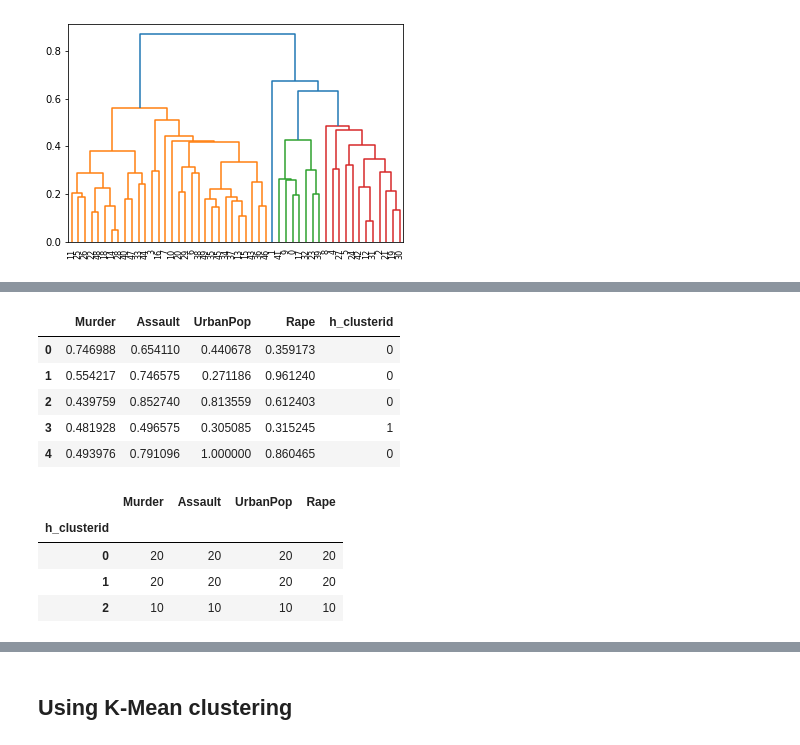
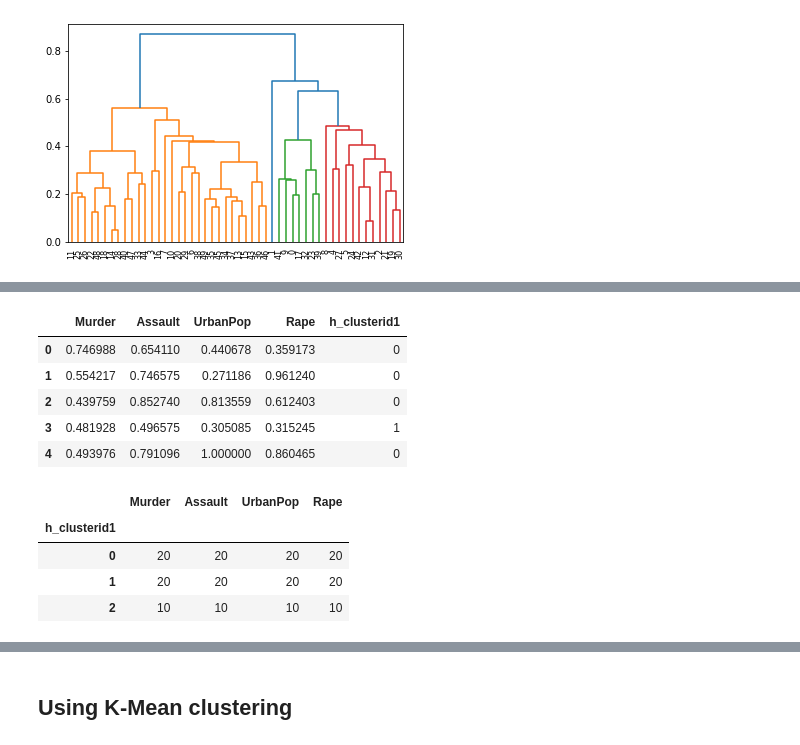
Before and after one commit to navnathsatre/DS_ASSIGNMENTS, a Jupyter notebook: Assignment Clustering(crime--data).ipynb, the cells around one changed output, grey strips where cells are left out. Cells and saved outputs as stored; diff of their text form; code cells hidden in the pictures.

```diff
--- a/Assignment Clustering(crime--data).ipynb
+++ b/Assignment Clustering(crime--data).ipynb
@@ -68,4 +80,4 @@ dend=sch.dendrogram(sch.linkage(df_norm,method='average'))
 # %%
 #creat cluster  (k is subjective)
-hc=AgglomerativeClustering(n_clusters=3,affinity='euclidean',linkage='complete')#chooosing no. of clusters depends upon domain
-y_hc=hc.fit_predict(df_norm)
+hc1=AgglomerativeClustering(n_clusters=3,affinity='euclidean',linkage='complete')#chooosing no. of clusters depends upon domain
+y_hc1=hc1.fit_predict(df_norm)
@@ -75,18 +87,18 @@ cluster=pd.DataFrame(y_hc,columns=['cluster'])
 # %%
-df_norm['h_clusterid']=hc.labels_
+df_norm['h_clusterid1']=hc1.labels_
 df_norm.head()
 # %% [output]
-|  | Murder | Assault | UrbanPop | Rape | h_clusterid |
+|  | Murder | Assault | UrbanPop | Rape | h_clusterid1 |
 | 0 | 0.746988 | 0.654110 | 0.440678 | 0.359173 | 0 |
 | 1 | 0.554217 | 0.746575 | 0.271186 | 0.961240 | 0 |
 | 2 | 0.439759 | 0.852740 | 0.813559 | 0.612403 | 0 |
 | 3 | 0.481928 | 0.496575 | 0.305085 | 0.315245 | 1 |
 | 4 | 0.493976 | 0.791096 | 1.000000 | 0.860465 | 0 |
 # %%
-df_norm.groupby(['h_clusterid']).count()
+df_norm.groupby(['h_clusterid1']).count()
 # %% [output]
 |  | Murder | Assault | UrbanPop | Rape |
-| h_clusterid |  |  |  |  |
+| h_clusterid1 |  |  |  |  |
 | 0 | 20 | 20 | 20 | 20 |
 | 1 | 20 | 20 | 20 | 20 |
 | 2 | 10 | 10 | 10 | 10 |
```
Also changed, not shown: parts of 29 cells of this notebook, 1 other file.
